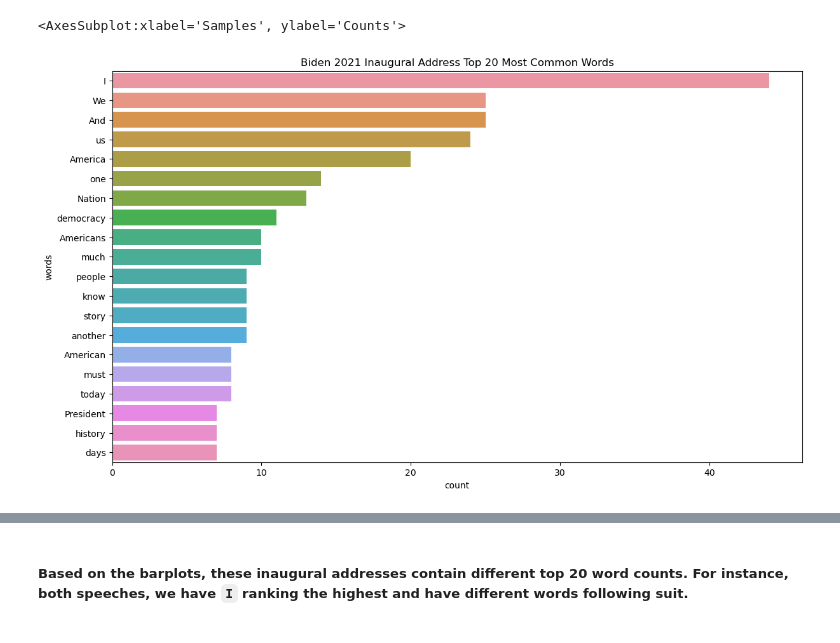
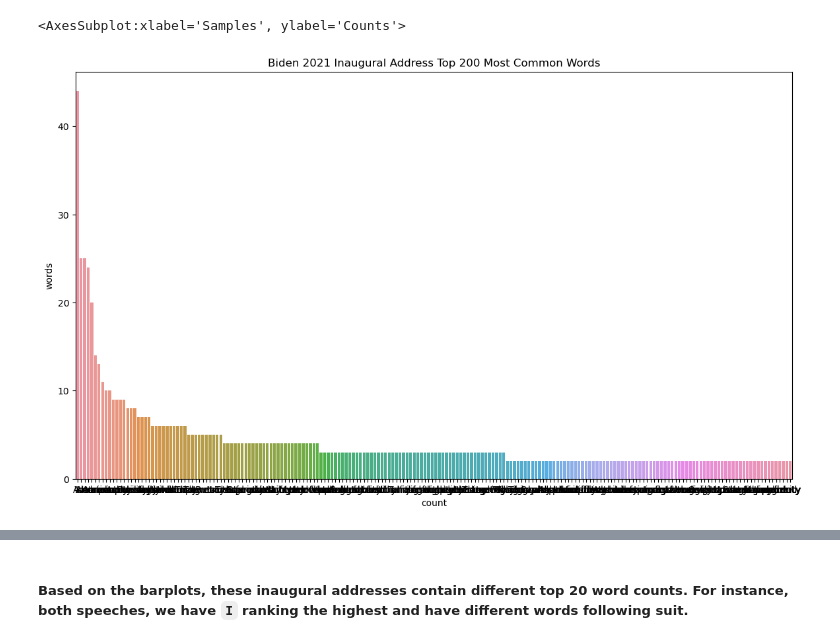
Before and after one commit to letisalba/Data-620, a Jupyter notebook: Week-8/Assignment Week 8.ipynb, the cells around one changed output, grey strips where cells are left out. Saved outputs shown, nothing was run; the diff lists cells and outputs as text; code cells hidden in the pictures.

```diff
--- a/Week-8/Assignment Week 8.ipynb
+++ b/Week-8/Assignment Week 8.ipynb
@@ -230,15 +243,15 @@ freq_biden.plot(60)
 [figure]
 <AxesSubplot:xlabel='Samples', ylabel='Counts'>
 # %%
-# preparing the dataframe again but for the top 20 words
-biden_top20 = pd.DataFrame(freq_biden.most_common(20),columns=['word','count'])
-biden_top20['rel_freq'] = biden_top20['count']/float(len(monroe))
+# preparing the dataframe again but for the top 200 words
+biden_top200 = pd.DataFrame(freq_biden.most_common(200),columns=['word','count'])
+biden_top200['rel_freq'] = biden_top200['count']/float(len(monroe))
 
-# visualizing most common 20 from the 200 words
+# visualizing most common 200 words
 plt.figure(figsize=(14,8))
-ax = sns.barplot(y=biden_top20['word'],x=biden_top20['count'])
+ax = sns.barplot(y=biden_top200['count'],x=biden_top200['word'])
 ax.set(xlabel='count', ylabel='words',
-       title='Biden 2021 Inaugural Address Top 20 Most Common Words')
+       title='Biden 2021 Inaugural Address Top 200 Most Common Words')
 plt.show()
 # %% [output]
-[figure, old version]
+[figure, new version]
```
Also changed, not shown: parts of 6 cells of this notebook.
